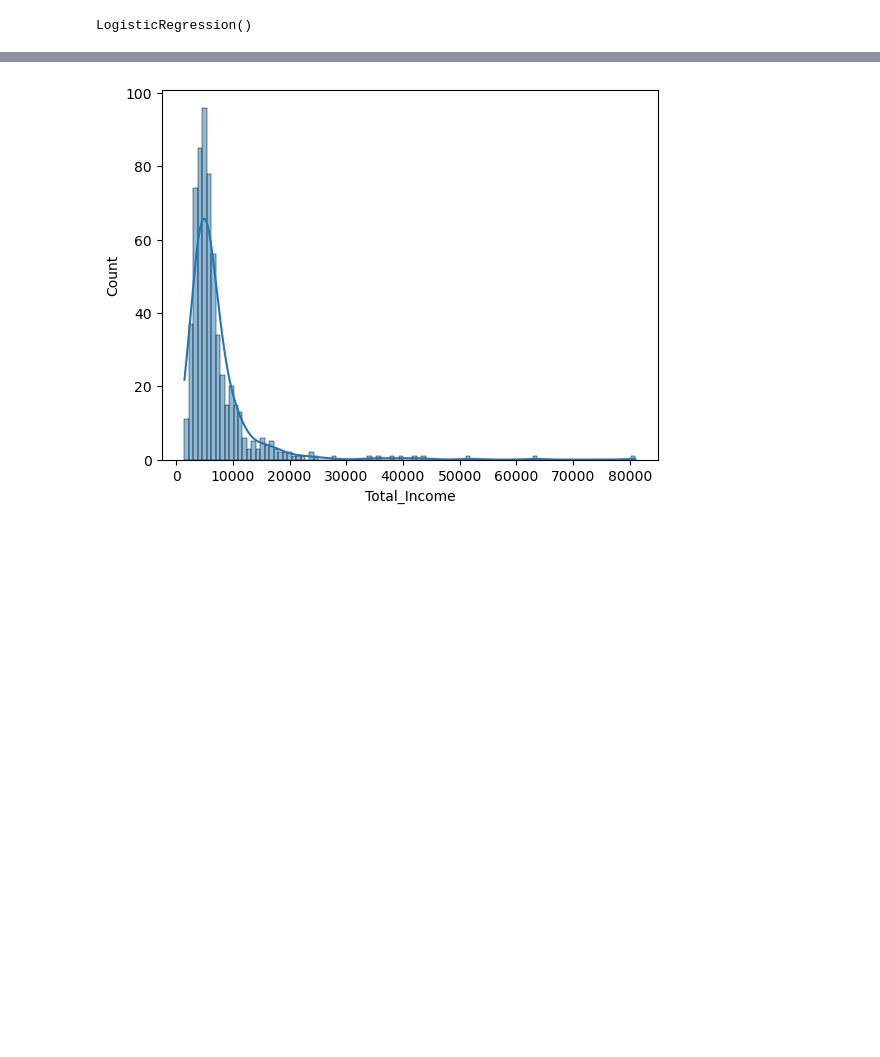
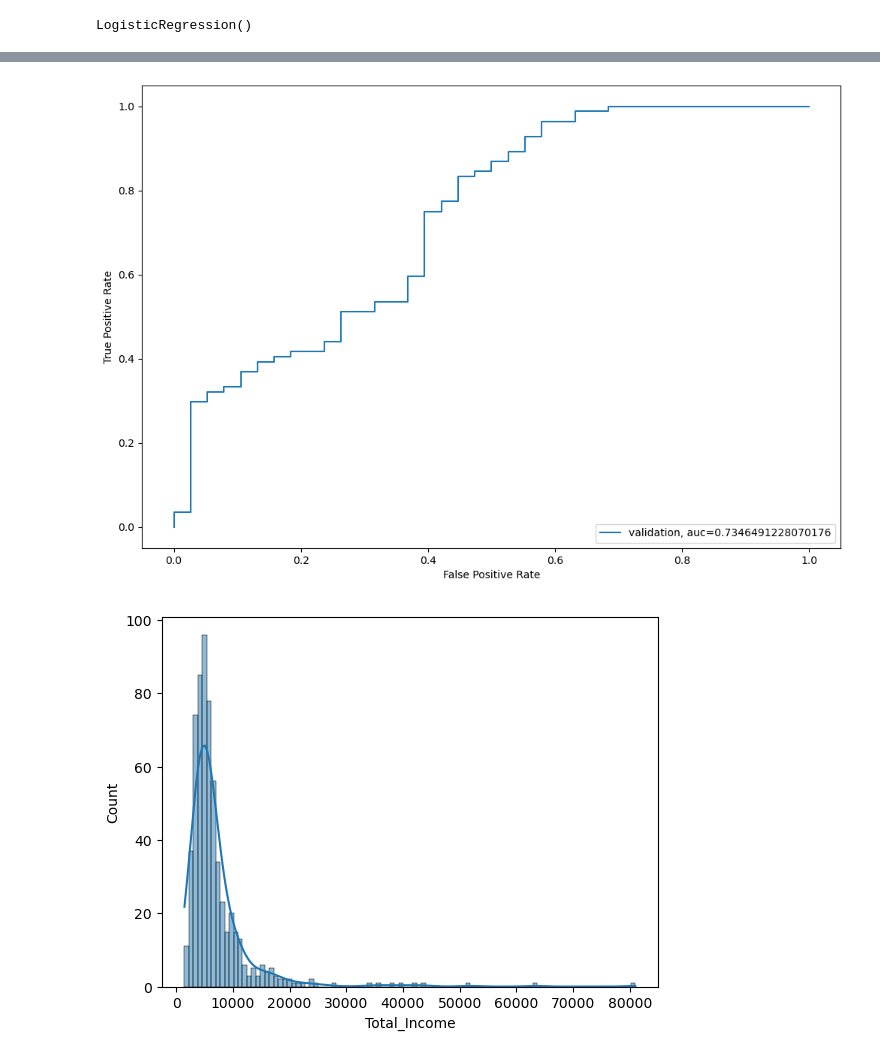
Before and after one commit to SaiSaketh-dev/Python_data_project, a Jupyter notebook: 4_loan_prediction_project/Loan_prediction.ipynb, the cells around one changed output, grey strips where cells are left out. Cells and saved outputs as stored; diff of their text form; code cells hidden in the pictures; blank space fills up the shorter version.

```diff
--- a/4_loan_prediction_project/Loan_prediction.ipynb
+++ b/4_loan_prediction_project/Loan_prediction.ipynb
@@ -650,0 +652,28 @@ pd.DataFrame(submission, columns=['Loan_ID','Loan_Status']).to_csv('logistic.csv
+# %%
+#Logistic Regression Using Stratified k-folds Cross-validation
+
+#Cross-validation is the process of using entire data set for training and testing the model
+
+#Logistic Regression Using Stratified k-folds Cross-validation
+
+#Let’s import StratifiedKFold from sklearn and fit the model.
+
+from sklearn.model_selection import StratifiedKFold
+
+#Now let’s make a cross-validation logistic model with stratified 5 folds and make predictions for the test dataset.
+
+i=1
+kf = StratifiedKFold(n_splits=5,random_state=1,shuffle=True)
+for train_index,test_index in kf.split(X,Y):
+     print('n{} of kfold {}'.format(i,kf.n_splits))
+     xtr,xvl = X.iloc[train_index],X.iloc[test_index]
+     ytr,yvl = Y.iloc[train_index],Y.iloc[test_index]
+     model = LogisticRegression(random_state=1)
+     model.fit(xtr, ytr)
+     pred_test = model.predict(xvl)
+     score = accuracy_score(yvl,pred_test)
+     print('accuracy_score',score)
+     i+=1
+
+pred_test = model.predict(test)
+pred = model.predict_proba(xvl)[:,1]
@@ -650,0 +691,17 @@ pd.DataFrame(submission, columns=['Loan_ID','Loan_Status']).to_csv('logistic.csv
+# %%
+#The mean validation accuracy for this model turns out to be 0.81.
+
+
+# Let us visualize the roc curve.
+
+from sklearn import metrics
+fpr, tpr, _ = metrics.roc_curve(yvl,  pred)
+auc = metrics.roc_auc_score(yvl, pred)
+plt.figure(figsize=(12,8))
+plt.plot(fpr,tpr,label="validation, auc="+str(auc))
+plt.xlabel('False Positive Rate')
+plt.ylabel('True Positive Rate')
+plt.legend(loc=4)
+plt.show()
+# %% [output]
+[figure, added]
```
Also changed, not shown: parts of 5 cells of this notebook.
